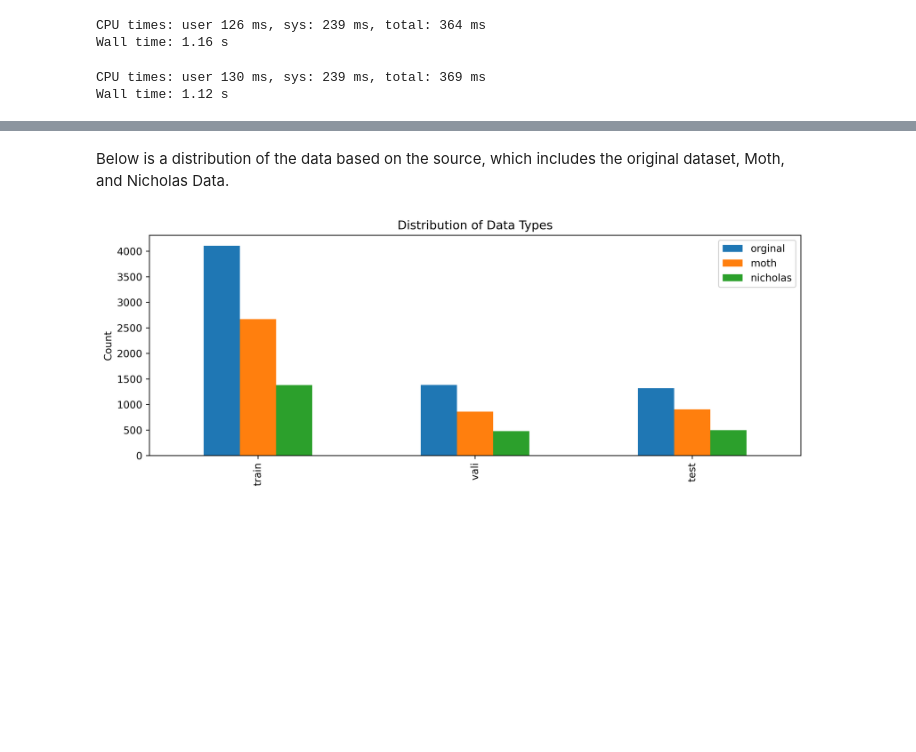
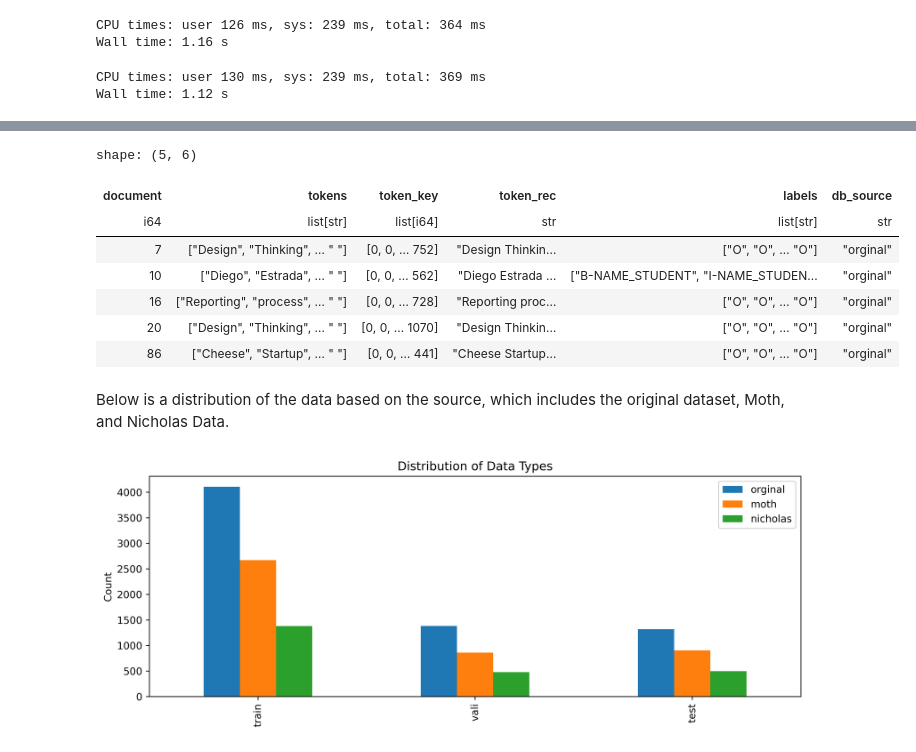
Before and after one commit to RobinBaldeo/kaggle_lstm, a Jupyter notebook: final/small-deberta-on-augmented-data.ipynb, the cells around one changed output, grey strips where cells are left out. Saved outputs shown, nothing was run; the diff lists cells and outputs as text; code cells hidden in the pictures; blank space fills up the shorter version.

```diff
--- a/final/small-deberta-on-augmented-data.ipynb
+++ b/final/small-deberta-on-augmented-data.ipynb
@@ -238,4 +232,5 @@ Wall time: 1.12 s
 
 %%time
 train_ = joblib.load(train_path)
+train_.head(5)
 # %% [output]
@@ -244,3 +239,11 @@ Wall time: 3.36 s
+shape: (5, 6)
+| document | tokens | token_key | token_rec | labels | db_source |
+| i64 | list[str] | list[i64] | str | list[str] | str |
+| 7 | ["Design", "Thinking", … " "] | [0, 0, … 752] | "Design Thinkin… | ["O", "O", … "O"] | "orginal" |
+| 10 | ["Diego", "Estrada", … " "] | [0, 0, … 562] | "Diego Estrada … | ["B-NAME_STUDENT", "I-NAME_STUDEN... | "orginal" |
+| 16 | ["Reporting", "process", … " "] | [0, 0, … 728] | "Reporting proc… | ["O", "O", … "O"] | "orginal" |
+| 20 | ["Design", "Thinking", … " "] | [0, 0, … 1070] | "Design Thinkin… | ["O", "O", … "O"] | "orginal" |
+| 86 | ["Cheese", "Startup", … " "] | [0, 0, … 441] | "Cheese Startup… | ["O", "O", … "O"] | "orginal" |
 # %% [markdown]
 Below is a distribution of the data based on the source, which includes the original dataset, Moth, and Nicholas Data.
 # %%
```
Also changed, not shown: parts of 3 cells of this notebook.
